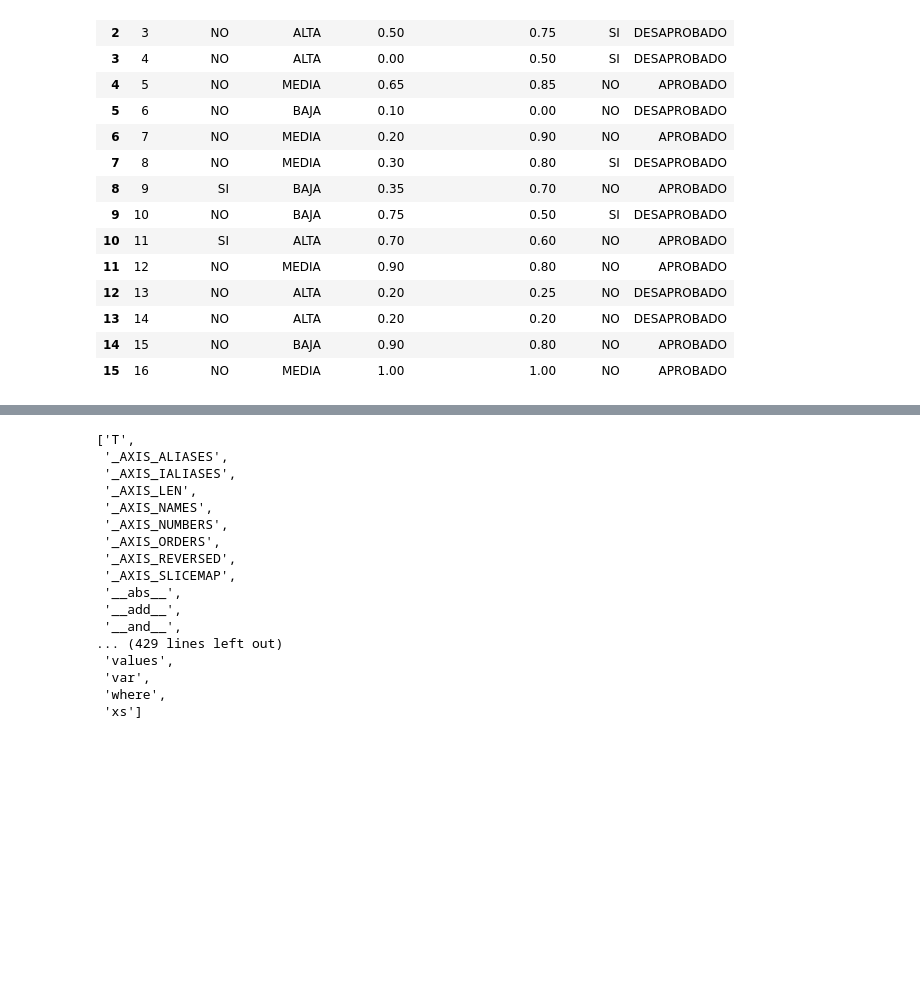
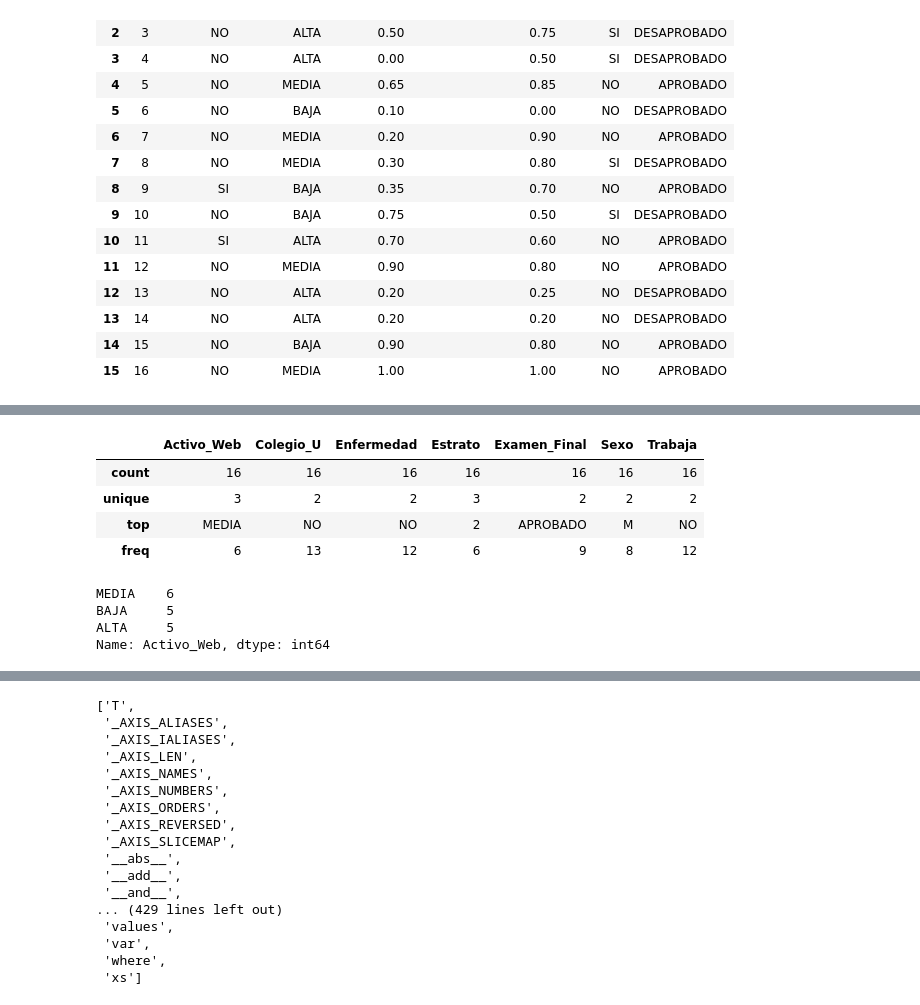
Before and after one commit to romualdo97/data_mining_studies, a Jupyter notebook: python_jupyter_notebook/1_introduction/0_data_preprocessing.ipynb, the cells around one changed output, grey strips where cells are left out. Drawn from its saved outputs; the diff is of its cells as text; code cells hidden in the pictures; blank space fills up the shorter version.

```diff
--- a/python_jupyter_notebook/1_introduction/0_data_preprocessing.ipynb
+++ b/python_jupyter_notebook/1_introduction/0_data_preprocessing.ipynb
@@ -69,0 +147,22 @@ Entregas Completas
+# %%
+df4descriveCategorical.describe()
+# %% [output]
+|  | Activo_Web | Colegio_U | Enfermedad | Estrato | Examen_Final | Sexo | Trabaja |
+| count | 16 | 16 | 16 | 16 | 16 | 16 | 16 |
+| unique | 3 | 2 | 2 | 3 | 2 | 2 | 2 |
+| top | MEDIA | NO | NO | 2 | APROBADO | M | NO |
+| freq | 6 | 13 | 12 | 6 | 9 | 8 | 12 |
+# %%
+# vizaulizing categorical info
+df4descriveCategorical['Activo_Web'].value_counts()#.plot(kind='bar')
+#df4descriveCategorical['Colegio_U'].value_counts()#.plot(kind='bar')
+#df4descriveCategorical['Enfermedad'].value_counts()#.plot(kind='bar')
+#df4descriveCategorical['Estrato'].value_counts()#.plot(kind='bar')
+#df4descriveCategorical['Examen_Final'].value_counts()#.plot(kind='bar')
+#df4descriveCategorical['Sexo'].value_counts()#.plot(kind='bar')
+#df4descriveCategorical['Trabaja'].value_counts()#.plot(kind='bar')
+# %% [output]
+MEDIA    6
+BAJA     5
+ALTA     5
+Name: Activo_Web, dtype: int64
```
Also changed, not shown: parts of 6 cells of this notebook.
